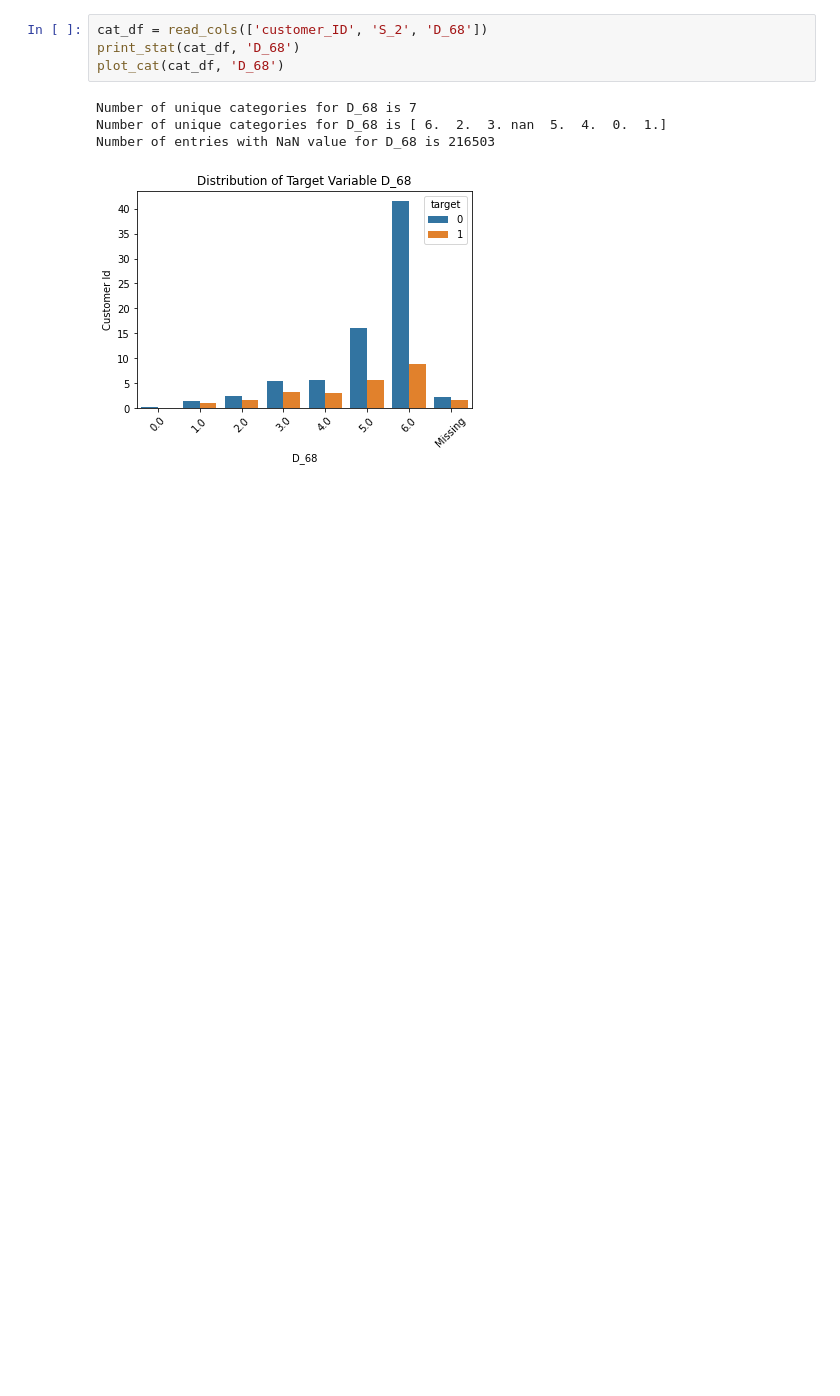
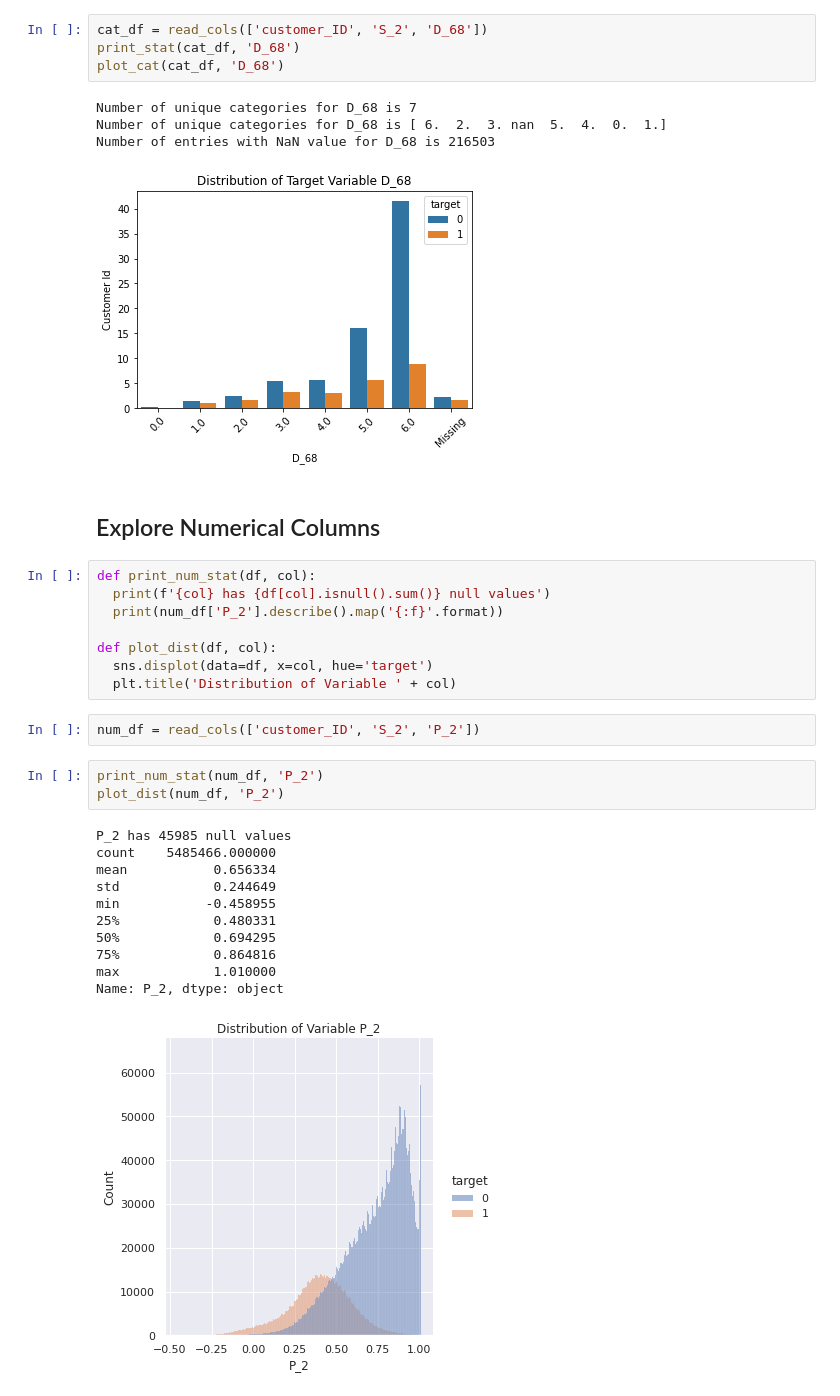
Before and after one commit to sankardevisharath/amex-default-prediction, a Jupyter notebook: notebooks/explore_columns.ipynb, the cells around one changed output. Drawn from its saved outputs; the diff is of its cells as text; blank space fills up the shorter version.

Commit message:
Created method for plotting distribution of numerical variables.

```diff
--- a/notebooks/explore_columns.ipynb
+++ b/notebooks/explore_columns.ipynb
@@ -479,3 +483,30 @@ Number of unique categories for D_68 is 7
 Number of unique categories for D_68 is [ 6.  2.  3. nan  5.  4.  0.  1.]
 Number of entries with NaN value for D_68 is 216503
 [figure]
+# %% [markdown]
+## Explore Numerical Columns
+# %%
+def print_num_stat(df, col):
+  print(f'{col} has {df[col].isnull().sum()} null values')
+  print(num_df['P_2'].describe().map('{:f}'.format))
+
+def plot_dist(df, col):
+  sns.displot(data=df, x=col, hue='target')
+  plt.title('Distribution of Variable ' + col)
+# %%
+num_df = read_cols(['customer_ID', 'S_2', 'P_2'])
+# %%
+print_num_stat(num_df, 'P_2')
+plot_dist(num_df, 'P_2')
+# %% [output]
+P_2 has 45985 null values
+count    5485466.000000
+mean           0.656334
+std            0.244649
+min           -0.458955
+25%            0.480331
+50%            0.694295
+75%            0.864816
+max            1.010000
+Name: P_2, dtype: object
+[figure, added]
```
Also changed, not shown: parts of 9 cells of this notebook.
